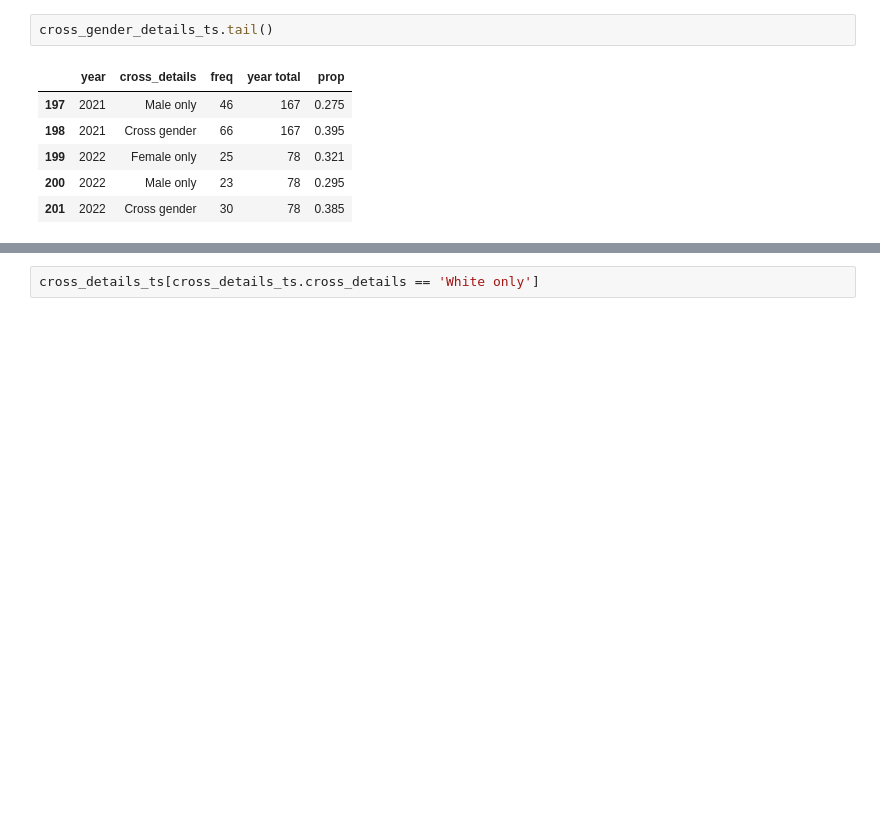
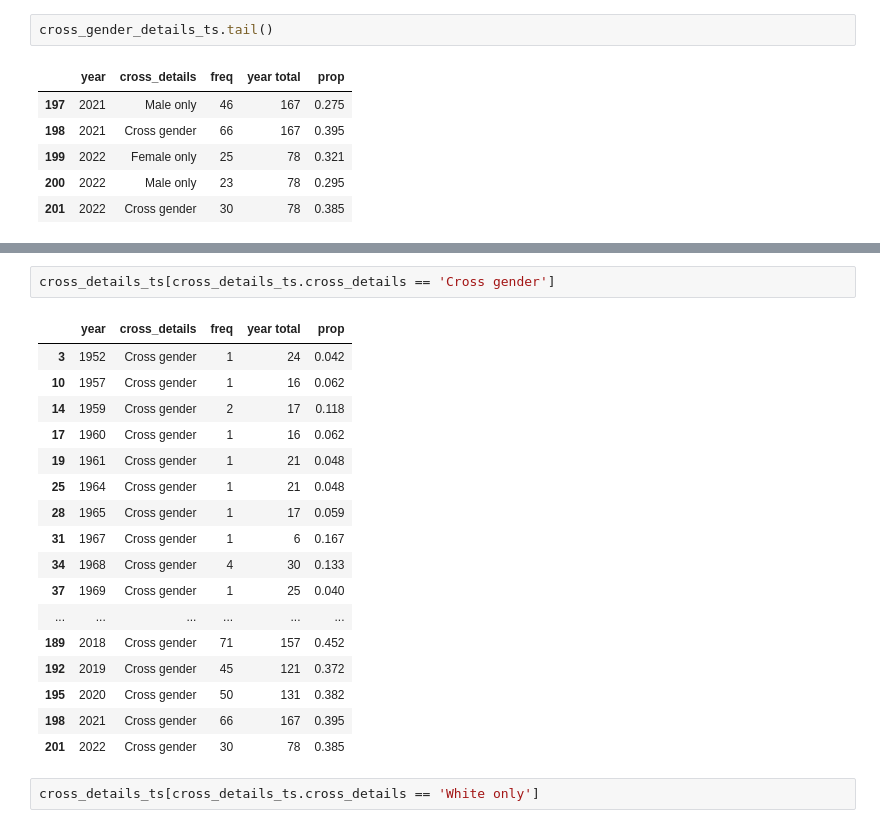
Before and after one commit to hongtaoh/ICA_Journals, a Jupyter notebook: Analysis_and_Plotting/2022-10-28-Analyze-collaboration.ipynb, the cells around one changed output, grey strips where cells are left out. Saved outputs shown, nothing was run; the diff lists cells and outputs as text; blank space fills up the shorter version.

```diff
--- a/Analysis_and_Plotting/2022-10-28-Analyze-collaboration.ipynb
+++ b/Analysis_and_Plotting/2022-10-28-Analyze-collaboration.ipynb
@@ -410,3 +404,23 @@ cross_details_ts
+# %%
+cross_details_ts[cross_details_ts.cross_details == 'Cross gender']
+# %% [output]
+|  | year | cross_details | freq | year total | prop |
+| 3 | 1952 | Cross gender | 1 | 24 | 0.042 |
+| 10 | 1957 | Cross gender | 1 | 16 | 0.062 |
+| 14 | 1959 | Cross gender | 2 | 17 | 0.118 |
+| 17 | 1960 | Cross gender | 1 | 16 | 0.062 |
+| 19 | 1961 | Cross gender | 1 | 21 | 0.048 |
+| 25 | 1964 | Cross gender | 1 | 21 | 0.048 |
+| 28 | 1965 | Cross gender | 1 | 17 | 0.059 |
+| 31 | 1967 | Cross gender | 1 | 6 | 0.167 |
+| 34 | 1968 | Cross gender | 4 | 30 | 0.133 |
+| 37 | 1969 | Cross gender | 1 | 25 | 0.040 |
+| ... | ... | ... | ... | ... | ... |
+| 189 | 2018 | Cross gender | 71 | 157 | 0.452 |
+| 192 | 2019 | Cross gender | 45 | 121 | 0.372 |
+| 195 | 2020 | Cross gender | 50 | 131 | 0.382 |
+| 198 | 2021 | Cross gender | 66 | 167 | 0.395 |
+| 201 | 2022 | Cross gender | 30 | 78 | 0.385 |
 # %%
 cross_details_ts[cross_details_ts.cross_details == 'White only']
 # %% [output]
```
Also changed, not shown: parts of 5 cells of this notebook, 2 other files.
